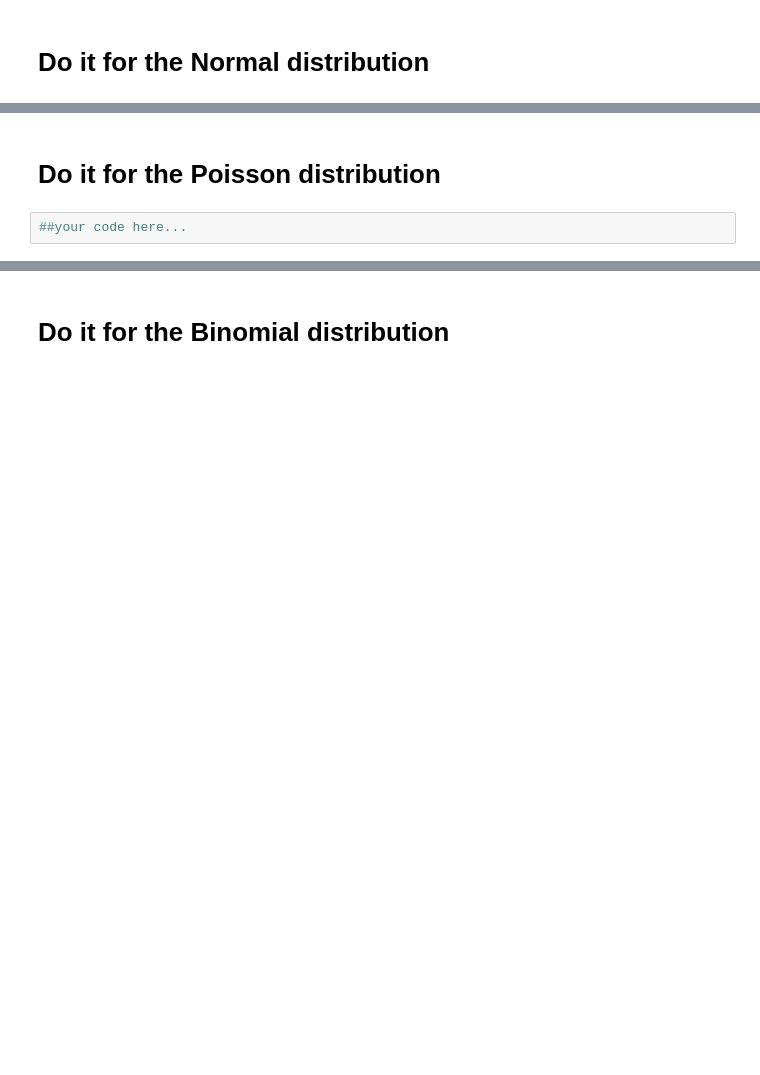
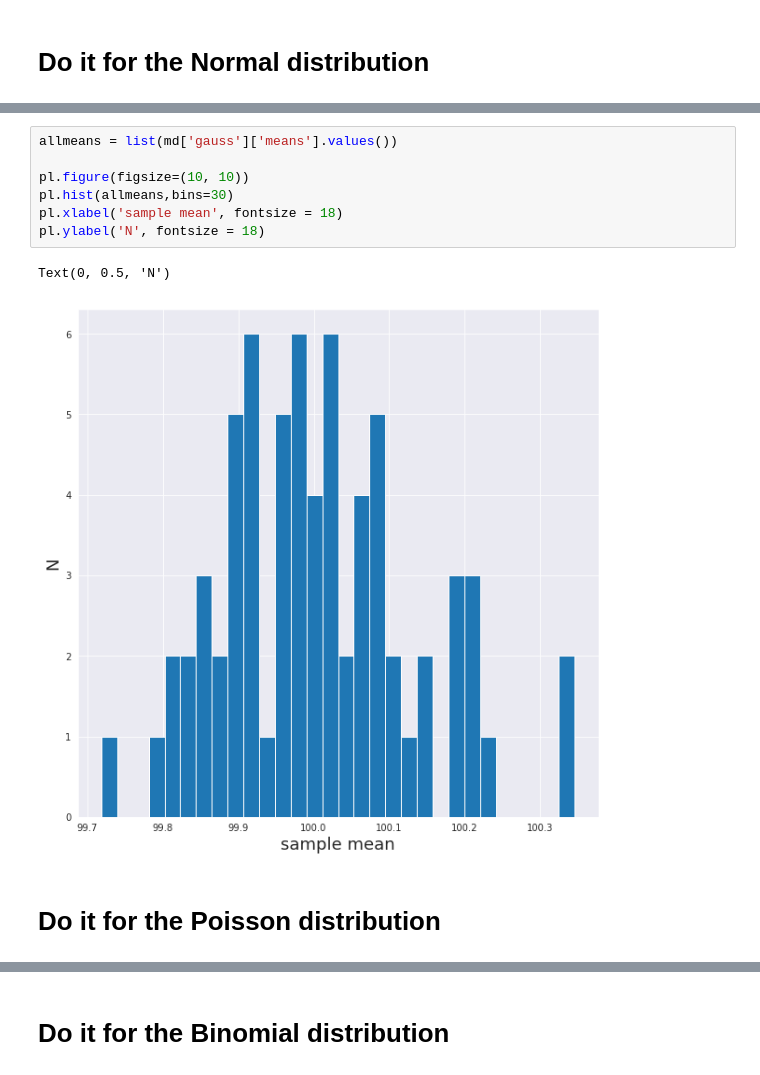
Before and after one commit to narayan-paudel/DSPS_EPAUDEL, a Jupyter notebook: HW2_ePaudel/HW2_2_ePaudel.ipynb, the cells around one changed output, grey strips where cells are left out. Cells and saved outputs as stored; diff of their text form; blank space fills up the shorter version.

```diff
--- a/HW2_ePaudel/HW2_2_ePaudel.ipynb
+++ b/HW2_ePaudel/HW2_2_ePaudel.ipynb
@@ -157,4 +182,12 @@ Text(0, 0.5, 'N')
+# %%
+allmeans = list(md['gauss']['means'].values())
+
+pl.figure(figsize=(10, 10))
+pl.hist(allmeans,bins=30)
+pl.xlabel('sample mean', fontsize = 18)
+pl.ylabel('N', fontsize = 18)
+# %% [output]
+Text(0, 0.5, 'N')
+[figure, added]
 # %% [markdown]
 # Do it for the Poisson distribution
-# %%
-##your code here...
```
Also changed, not shown: parts of 31 cells of this notebook, 1 other file.
